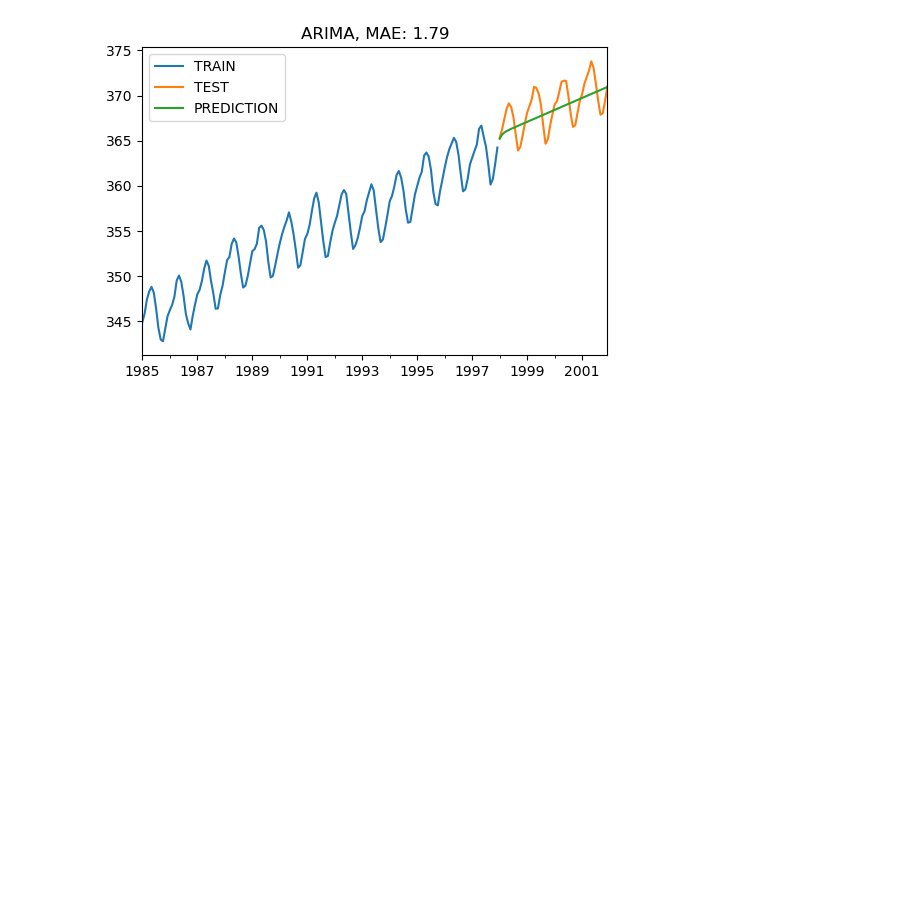
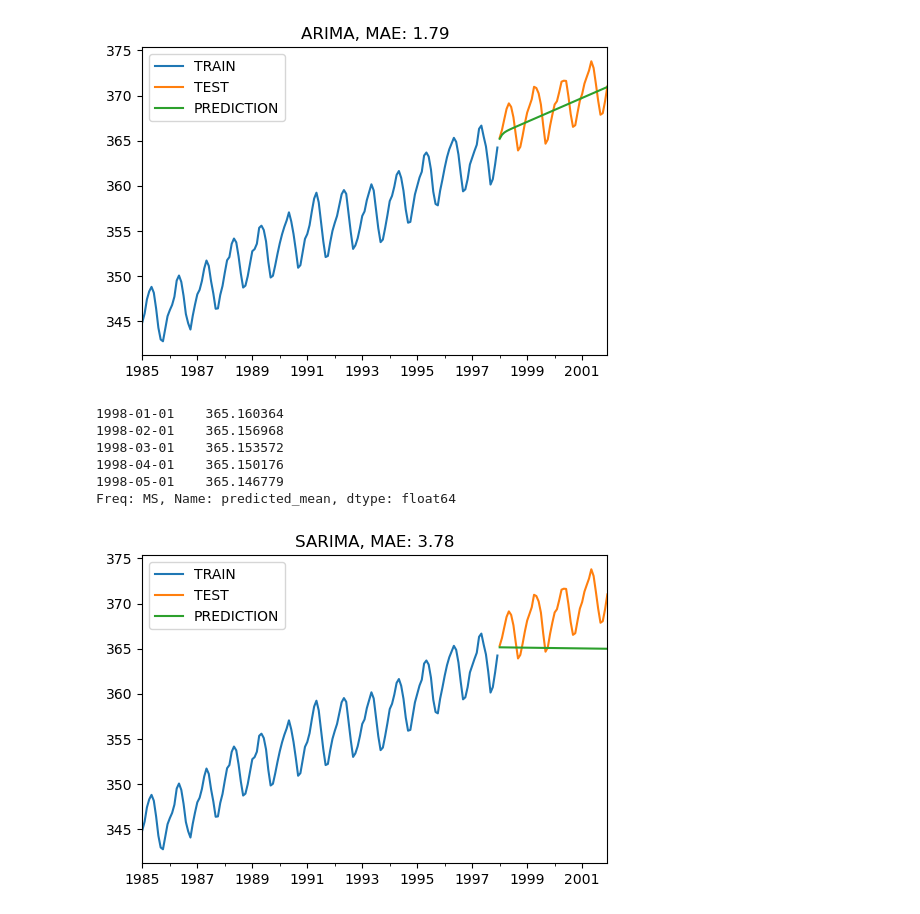
Before and after one commit to ugursaricam/co2-forecast-timeseries, a Jupyter notebook: 2_statistical_methods.ipynb, the cells around one changed output. Cells and saved outputs as stored; diff of their text form; code cells hidden in the pictures; blank space fills up the shorter version.

Commit message:
sarimax added

```diff
--- a/2_statistical_methods.ipynb
+++ b/2_statistical_methods.ipynb
@@ -210,0 +239,20 @@ plot_co2(train, test, y_pred, "ARIMA")
+# %%
+sarima_model = model.fit(disp=0)
+# %%
+y_pred_test = sarima_model.get_forecast(steps=48)
+# %%
+y_pred = y_pred_test.predicted_mean
+y_pred.head()
+# %% [output]
+1998-01-01    365.160364
+1998-02-01    365.156968
+1998-03-01    365.153572
+1998-04-01    365.150176
+1998-05-01    365.146779
+Freq: MS, Name: predicted_mean, dtype: float64
+# %%
+y_pred = pd.Series(y_pred, index=test.index)
+# %%
+plot_co2(train, test, y_pred, "SARIMA")
+# %% [output]
+[figure, added]
```
Also changed, not shown: parts of 25 cells of this notebook.
